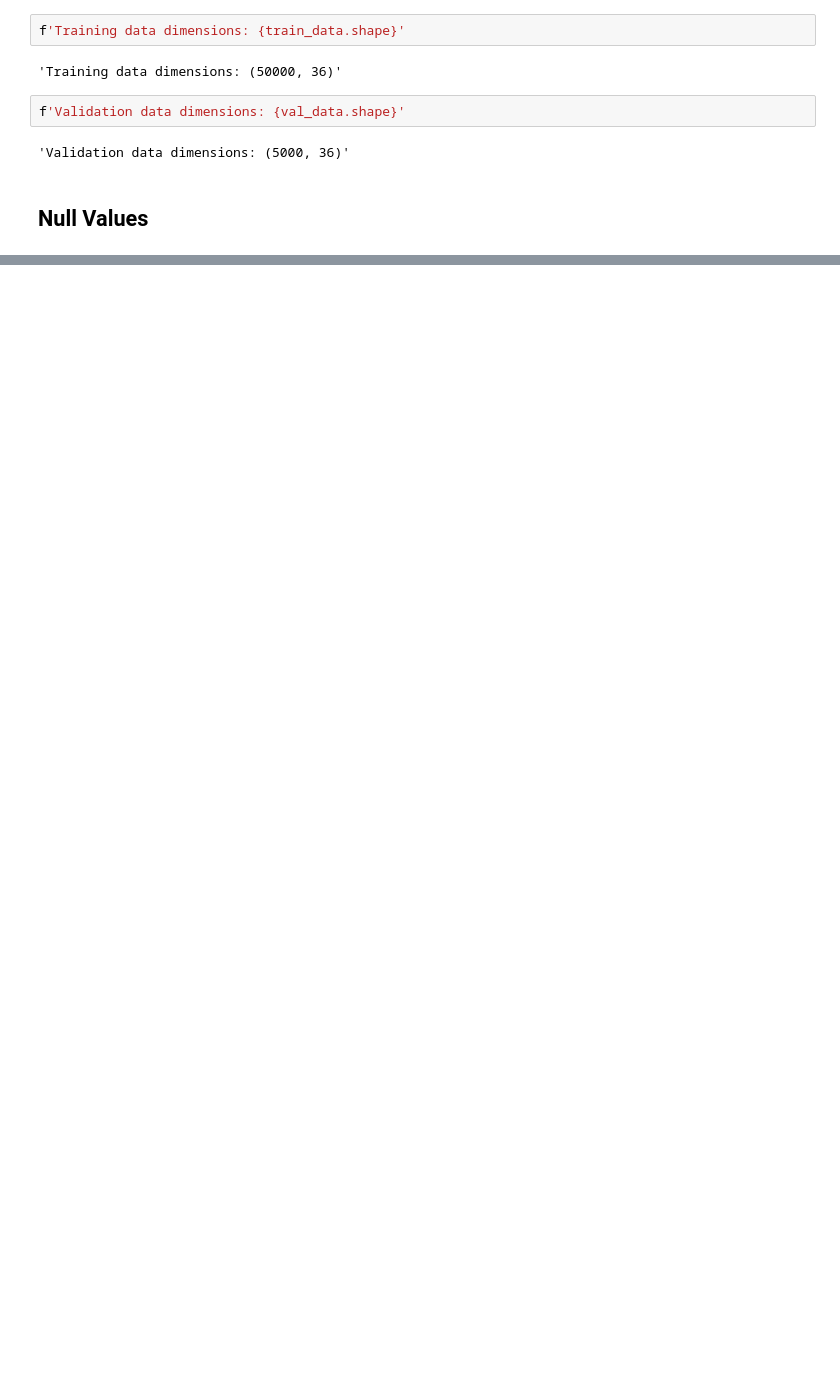
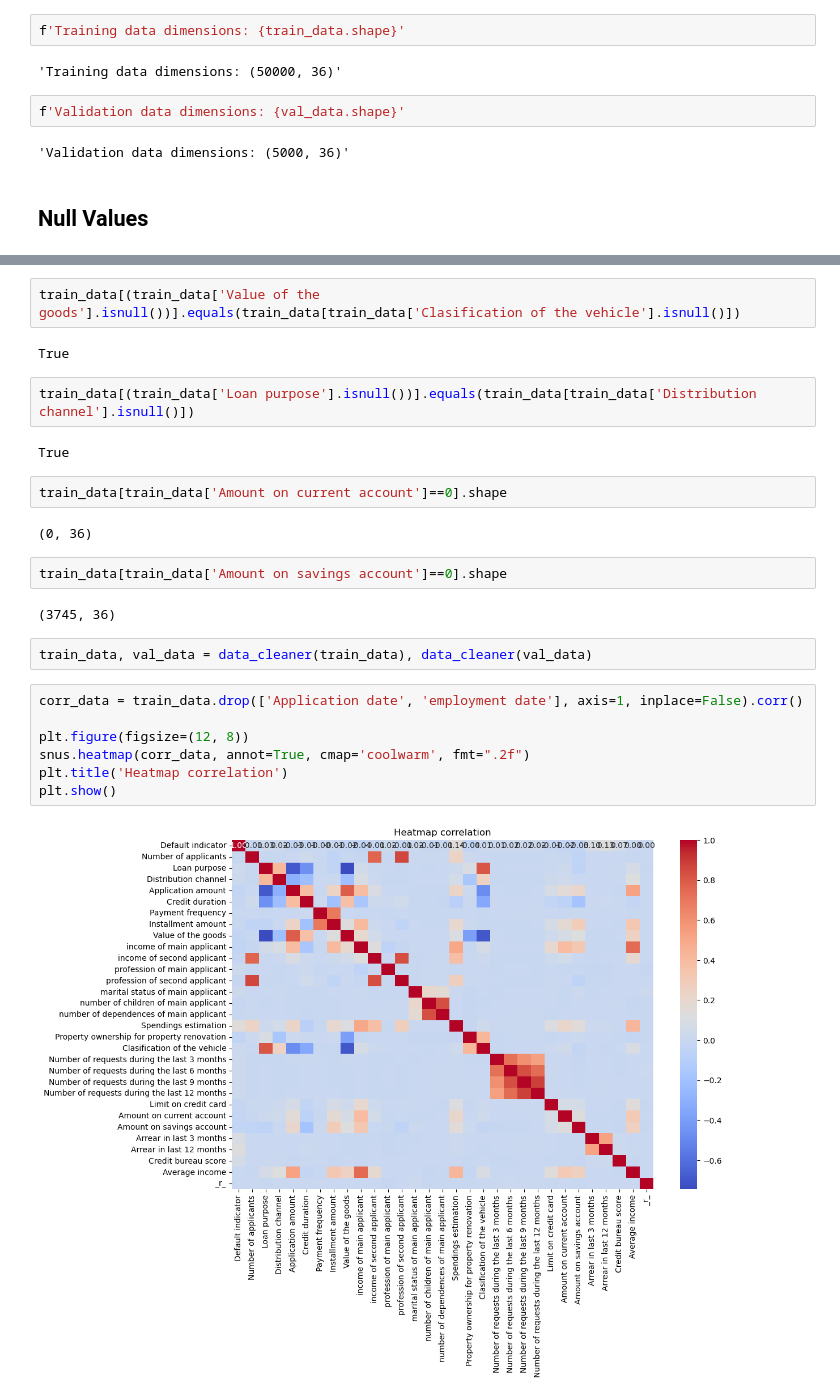
Before and after one commit to Jagodno/Pre-selection-Assignment, a Jupyter notebook: jupyter_notebooks/eda.ipynb, the cells around one changed output, grey strips where cells are left out. Saved outputs shown, nothing was run; the diff lists cells and outputs as text; blank space fills up the shorter version.

```diff
--- a/jupyter_notebooks/eda.ipynb
+++ b/jupyter_notebooks/eda.ipynb
@@ -161,0 +141,27 @@ plt.show()
+# %%
+train_data[(train_data['Value of the goods'].isnull())].equals(train_data[train_data['Clasification of the vehicle'].isnull()])
+# %% [output]
+True
+# %%
+train_data[(train_data['Loan purpose'].isnull())].equals(train_data[train_data['Distribution channel'].isnull()])
+# %% [output]
+True
+# %%
+train_data[train_data['Amount on current account']==0].shape
+# %% [output]
+(0, 36)
+# %%
+train_data[train_data['Amount on savings account']==0].shape
+# %% [output]
+(3745, 36)
+# %%
+train_data, val_data = data_cleaner(train_data), data_cleaner(val_data)
+# %%
+corr_data = train_data.drop(['Application date', 'employment date'], axis=1, inplace=False).corr()
+
+plt.figure(figsize=(12, 8))
+snus.heatmap(corr_data, annot=True, cmap='coolwarm', fmt=".2f")
+plt.title('Heatmap correlation')
+plt.show()
+# %% [output]
+[figure, added]
```
Also changed, not shown: parts of 15 cells of this notebook, 1 other file.
